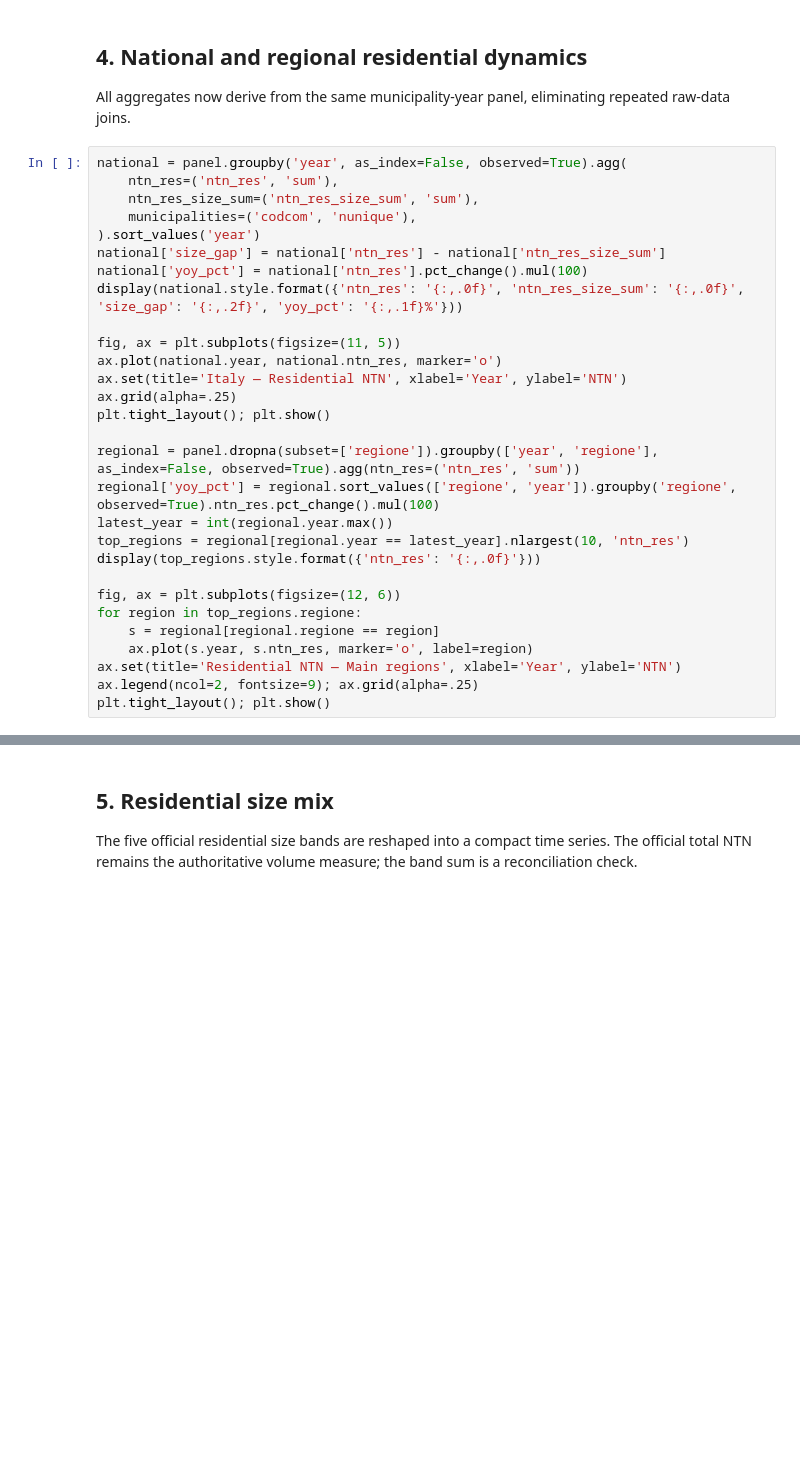
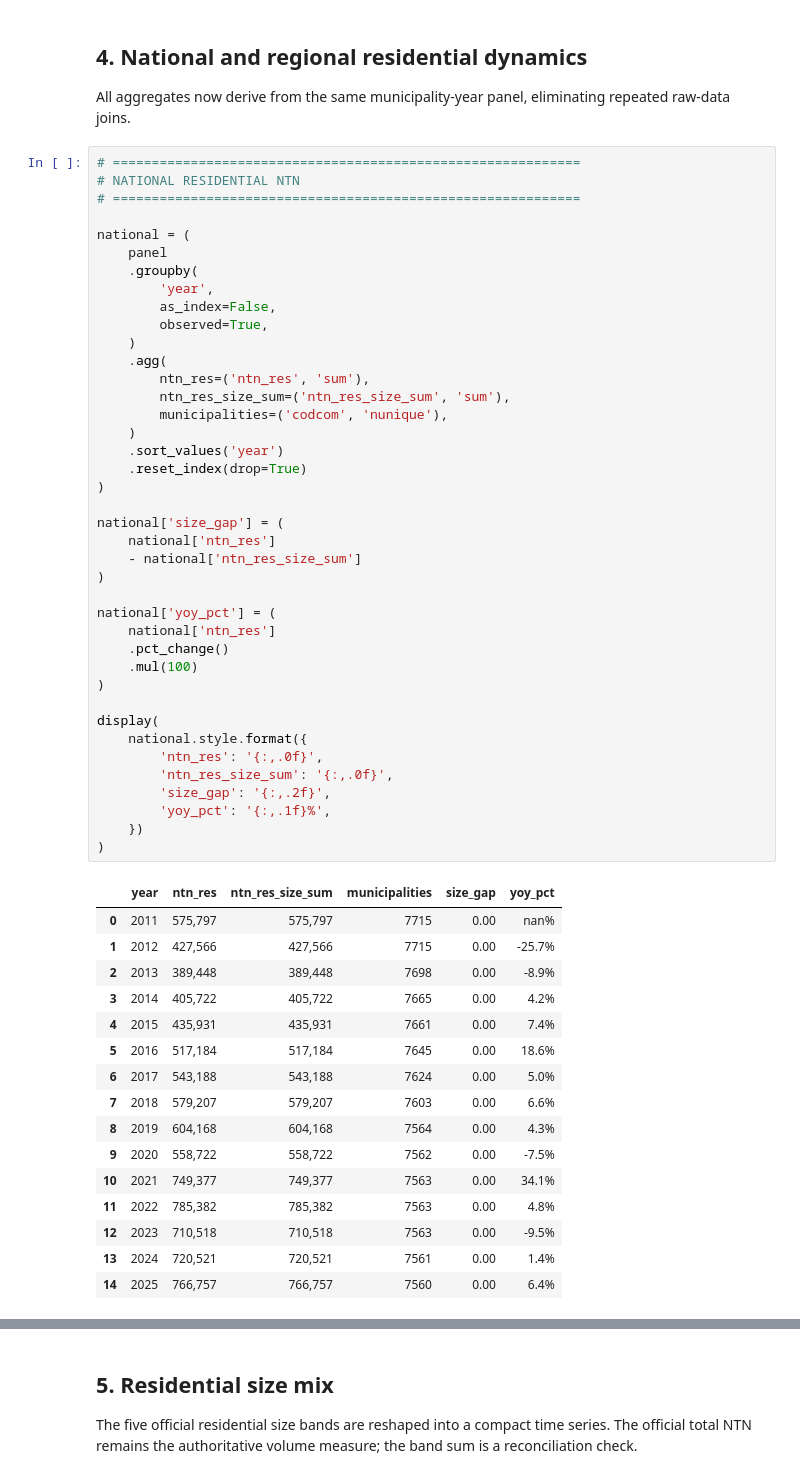
Before and after one commit to danielematix67-boop/italian-real-estate-analysis, a Jupyter notebook: notebooks/02_omi_transactions_exploration.ipynb, the cells around one changed output, grey strips where cells are left out. Cells and saved outputs as stored; diff of their text form; blank space fills up the shorter version.

```diff
--- a/notebooks/02_omi_transactions_exploration.ipynb
+++ b/notebooks/02_omi_transactions_exploration.ipynb
@@ -181,31 +783,59 @@ display(panel.head())
 
 All aggregates now derive from the same municipality-year panel, eliminating repeated raw-data joins.
 # %%
-national = panel.groupby('year', as_index=False, observed=True).agg(
-    ntn_res=('ntn_res', 'sum'),
-    ntn_res_size_sum=('ntn_res_size_sum', 'sum'),
-    municipalities=('codcom', 'nunique'),
-).sort_values('year')
-national['size_gap'] = national['ntn_res'] - national['ntn_res_size_sum']
-national['yoy_pct'] = national['ntn_res'].pct_change().mul(100)
-display(national.style.format({'ntn_res': '{:,.0f}', 'ntn_res_size_sum': '{:,.0f}', 'size_gap': '{:,.2f}', 'yoy_pct': '{:,.1f}%'}))
+# ============================================================
+# NATIONAL RESIDENTIAL NTN
+# ============================================================
 
-fig, ax = plt.subplots(figsize=(11, 5))
-ax.plot(national.year, national.ntn_res, marker='o')
-ax.set(title='Italy — Residential NTN', xlabel='Year', ylabel='NTN')
-ax.grid(alpha=.25)
-plt.tight_layout(); plt.show()
+national = (
+    panel
+    .groupby(
+        'year',
+        as_index=False,
+        observed=True,
+    )
+    .agg(
+        ntn_res=('ntn_res', 'sum'),
+        ntn_res_size_sum=('ntn_res_size_sum', 'sum'),
+        municipalities=('codcom', 'nunique'),
+    )
+    .sort_values('year')
+    .reset_index(drop=True)
+)
 
-regional = panel.dropna(subset=['regione']).groupby(['year', 'regione'], as_index=False, observed=True).agg(ntn_res=('ntn_res', 'sum'))
-regional['yoy_pct'] = regional.sort_values(['regione', 'year']).groupby('regione', observed=True).ntn_res.pct_change().mul(100)
-latest_year = int(regional.year.max())
-top_regions = regional[regional.year == latest_year].nlargest(10, 'ntn_res')
-display(top_regions.style.format({'ntn_res': '{:,.0f}'}))
+national['size_gap'] = (
+    national['ntn_res']
+    - national['ntn_res_size_sum']
+)
 
-fig, ax = plt.subplots(figsize=(12, 6))
-for region in top_regions.regione:
-    s = regional[regional.regione == region]
-    ax.plot(s.year, s.ntn_res, marker='o', label=region)
-ax.set(title='Residential NTN — Main regions', xlabel='Year', ylabel='NTN')
-ax.legend(ncol=2, fontsize=9); ax.grid(alpha=.25)
-plt.tight_layout(); plt.show()
+national['yoy_pct'] = (
+    national['ntn_res']
+    .pct_change()
+    .mul(100)
+)
+
+display(
+    national.style.format({
+        'ntn_res': '{:,.0f}',
+        'ntn_res_size_sum': '{:,.0f}',
+        'size_gap': '{:,.2f}',
+        'yoy_pct': '{:,.1f}%',
+    })
+)
+# %% [output]
+|  | year | ntn_res | ntn_res_size_sum | municipalities | size_gap | yoy_pct |
+| 0 | 2011 | 575,797 | 575,797 | 7715 | 0.00 | nan% |
+| 1 | 2012 | 427,566 | 427,566 | 7715 | 0.00 | -25.7% |
+| 2 | 2013 | 389,448 | 389,448 | 7698 | 0.00 | -8.9% |
+| 3 | 2014 | 405,722 | 405,722 | 7665 | 0.00 | 4.2% |
+| 4 | 2015 | 435,931 | 435,931 | 7661 | 0.00 | 7.4% |
+| 5 | 2016 | 517,184 | 517,184 | 7645 | 0.00 | 18.6% |
+| 6 | 2017 | 543,188 | 543,188 | 7624 | 0.00 | 5.0% |
+| 7 | 2018 | 579,207 | 579,207 | 7603 | 0.00 | 6.6% |
+| 8 | 2019 | 604,168 | 604,168 | 7564 | 0.00 | 4.3% |
+| 9 | 2020 | 558,722 | 558,722 | 7562 | 0.00 | -7.5% |
+| 10 | 2021 | 749,377 | 749,377 | 7563 | 0.00 | 34.1% |
+| 11 | 2022 | 785,382 | 785,382 | 7563 | 0.00 | 4.8% |
+| 12 | 2023 | 710,518 | 710,518 | 7563 | 0.00 | -9.5% |
+| 13 | 2024 | 720,521 | 720,521 | 7561 | 0.00 | 1.4% |
+| 14 | 2025 | 766,757 | 766,757 | 7560 | 0.00 | 6.4% |
```
Also changed, not shown: parts of 13 cells of this notebook, 1 other file.
